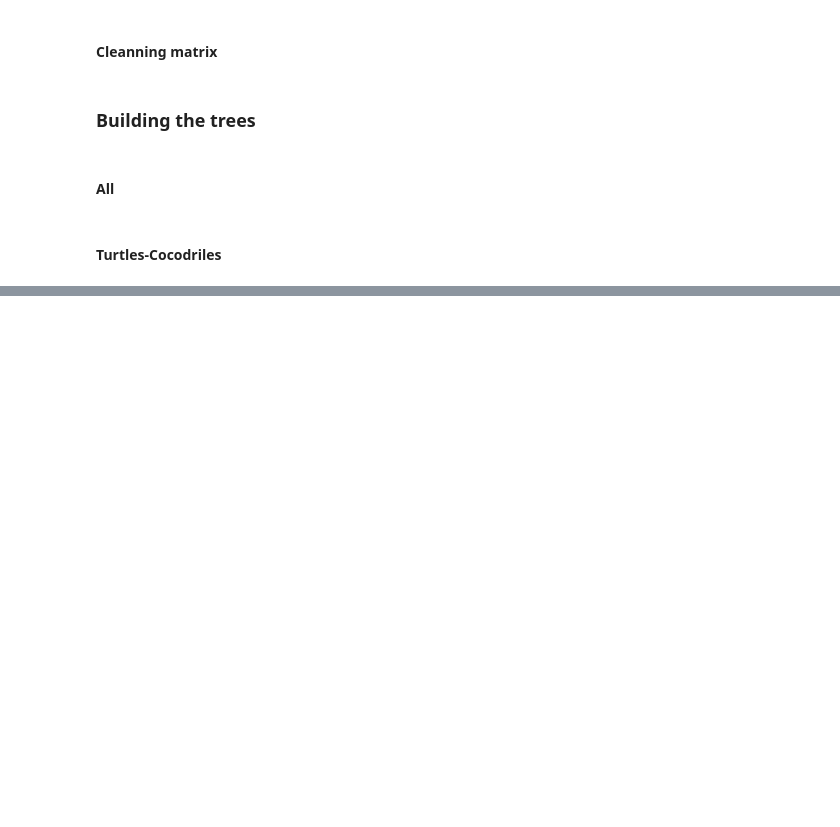
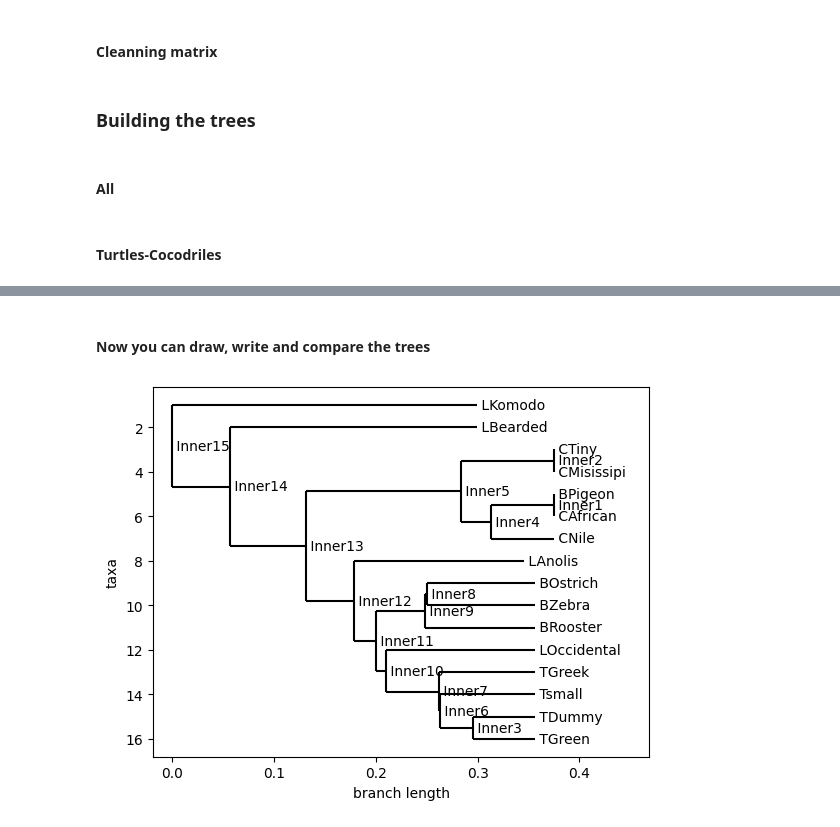
Before and after one commit to ana-chenoweth/eco-phylo-insights, a Jupyter notebook: main.ipynb, the cells around one changed output, grey strips where cells are left out. Saved outputs shown, nothing was run; the diff lists cells and outputs as text; code cells hidden in the pictures; blank space fills up the shorter version.

Commit message:
Drawing trees with matplotlib

```diff
--- a/main.ipynb
+++ b/main.ipynb
@@ -467,0 +514,6 @@ tree_turtles_cocodriles_muscle_id_nj = constructor.nj(matrix_id_turtles_cocodril
+# %% [markdown]
+#### Now you can draw, write and compare the trees
+# %%
+Phylo.draw(tree_all_clustal_kimura_upgma)
+# %% [output]
+[figure, added]
```
Also changed, not shown: parts of 5 cells of this notebook, 1 other file.
